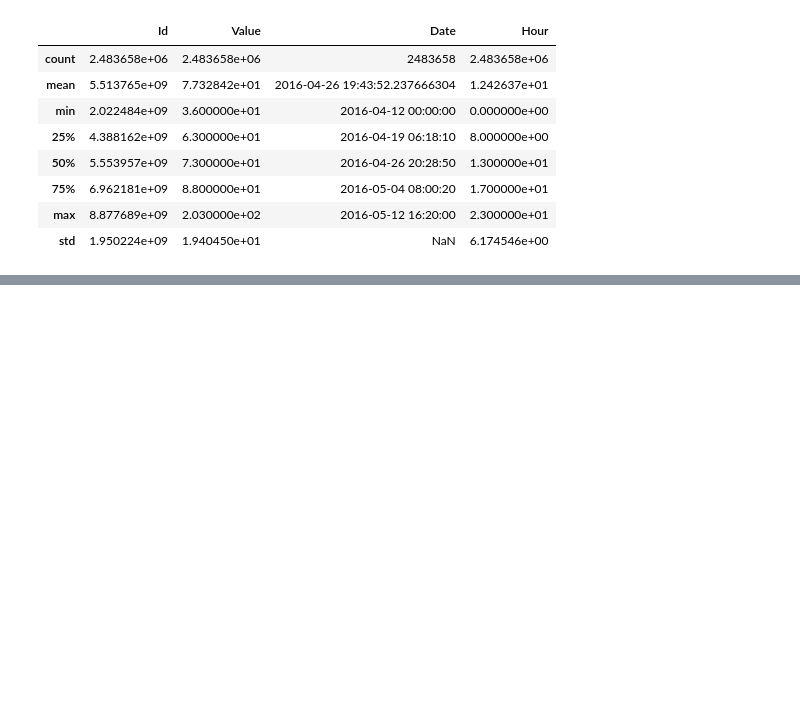
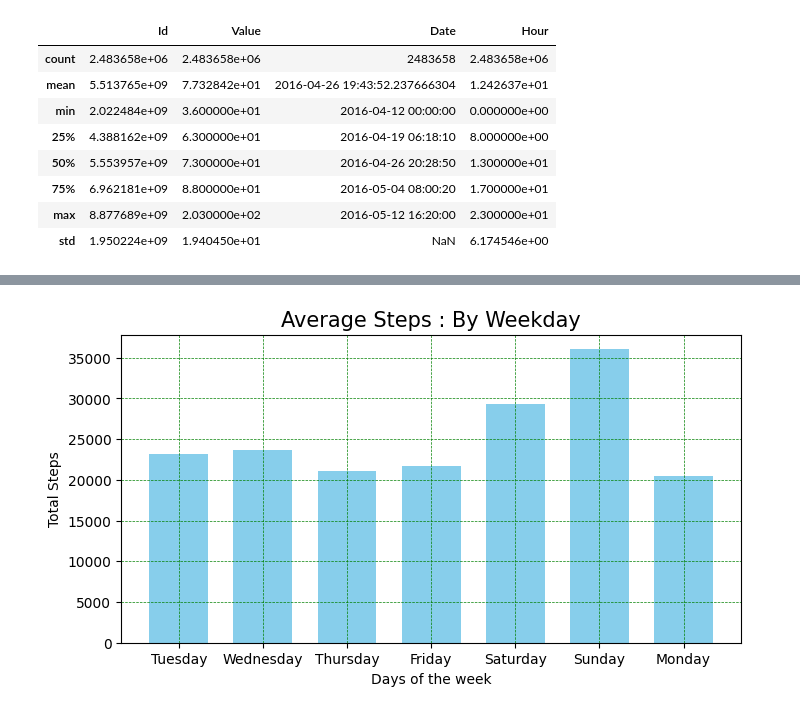
Before and after one commit to lyalldata/Data-Analysis-Portfolio, a Jupyter notebook: Python/BellaBeat/Bellabeat.ipynb, the cells around one changed output, grey strips where cells are left out. Cells and saved outputs as stored; diff of their text form; code cells hidden in the pictures; blank space fills up the shorter version.

Commit message:
Visualization

```diff
--- a/Python/BellaBeat/Bellabeat.ipynb
+++ b/Python/BellaBeat/Bellabeat.ipynb
@@ -636,0 +644,16 @@ heart.describe()
+# %%
+#Viz 1
+
+# Bar chart
+plt.figure(figsize=(8, 4))
+plt.bar(x=df_2['DayOfTheWeek'], height=df_2['TotalSteps'], width=0.7, color='skyblue')
+
+plt.xlabel('Days of the week')
+plt.xticks(rotation=0)
+plt.ylabel('Total Steps')
+plt.title('Average Steps : By Weekday', fontsize=15)
+
+plt.grid(color='green', linestyle='--', linewidth=0.5)
+plt.show()
+# %% [output]
+[figure, added]
```
Also changed, not shown: parts of 13 cells of this notebook.
